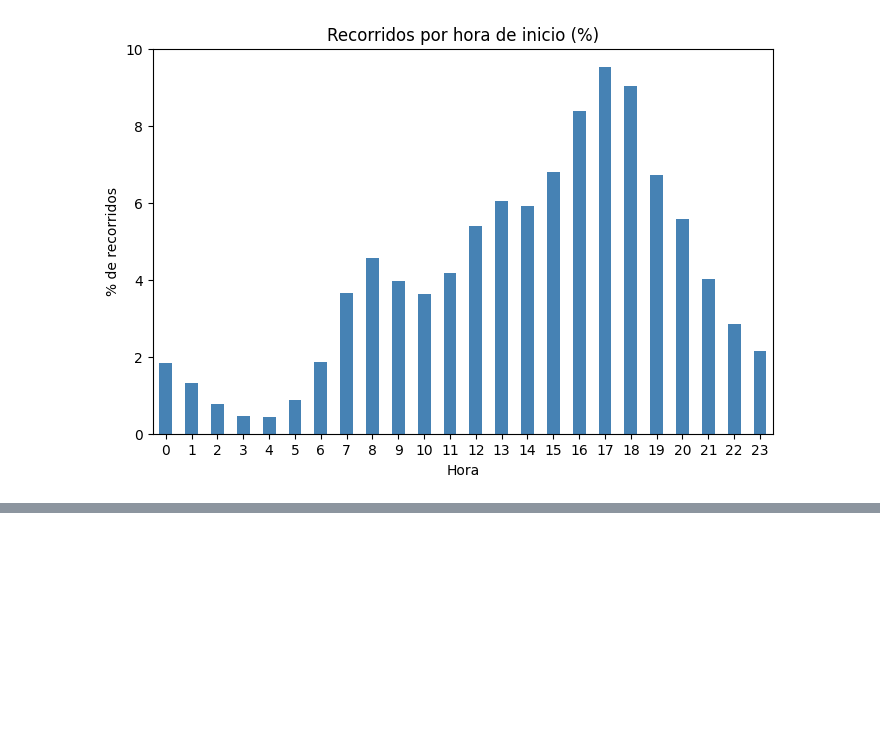
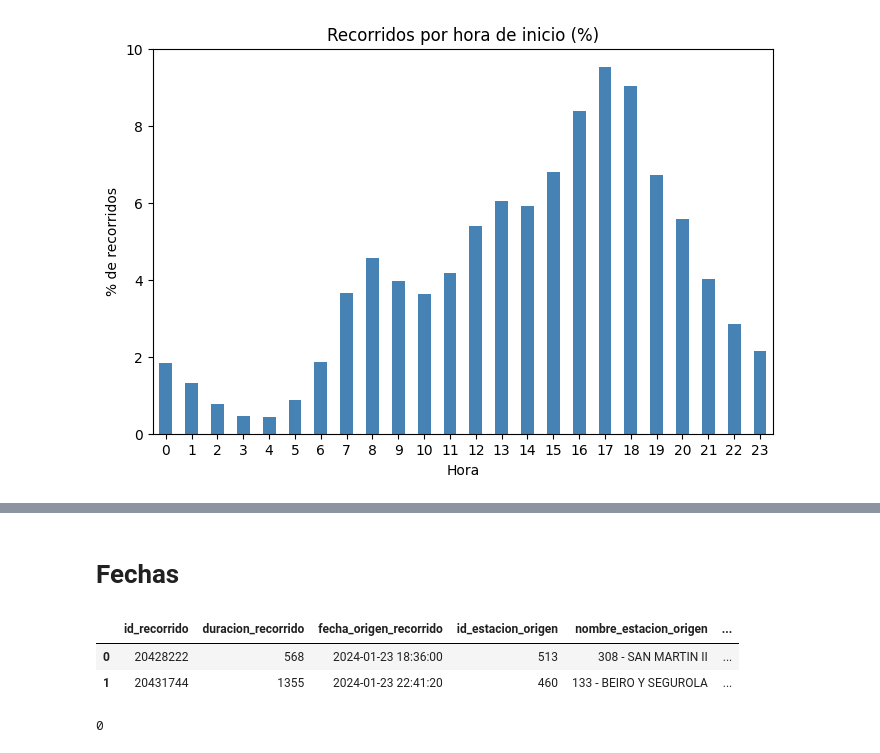
Before and after one commit to JuanPalomeque/Recorridos-en-Ecobicis, a Jupyter notebook: ecobicis.ipynb, the cells around one changed output, grey strips where cells are left out. Saved outputs shown, nothing was run; the diff lists cells and outputs as text; code cells hidden in the pictures; blank space fills up the shorter version.

```diff
--- a/ecobicis.ipynb
+++ b/ecobicis.ipynb
@@ -372,0 +430,12 @@ MAD: 7.600000000000001
+# %% [markdown]
+# Fechas
+# %%
+df.head(2)
+# %% [output]
+|  | id_recorrido | duracion_recorrido | fecha_origen_recorrido | id_estacion_origen | nombre_estacion_origen | ... |
+| 0 | 20428222 | 568 | 2024-01-23 18:36:00 | 513 | 308 - SAN MARTIN II | ... |
+| 1 | 20431744 | 1355 | 2024-01-23 22:41:20 | 460 | 133 - BEIRO Y SEGUROLA | ... |
+# %%
+(df['fecha_destino_recorrido'] < df['fecha_origen_recorrido']).sum()
+# %% [output]
+0
```
Also changed, not shown: parts of 9 cells of this notebook.
